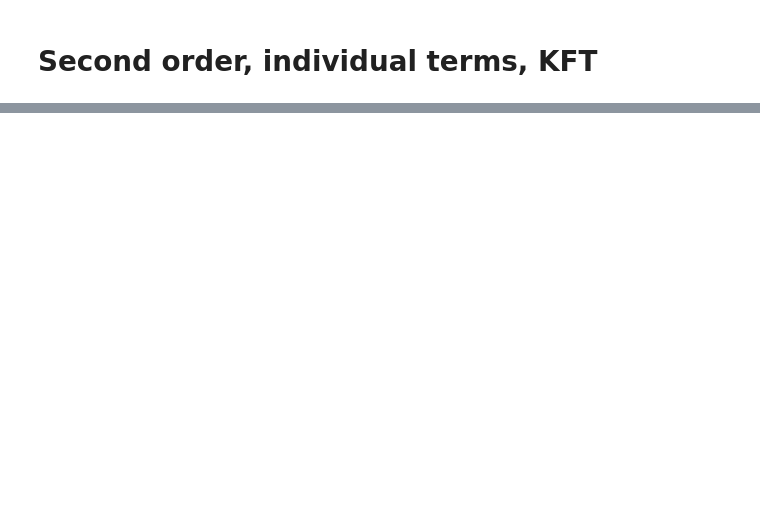
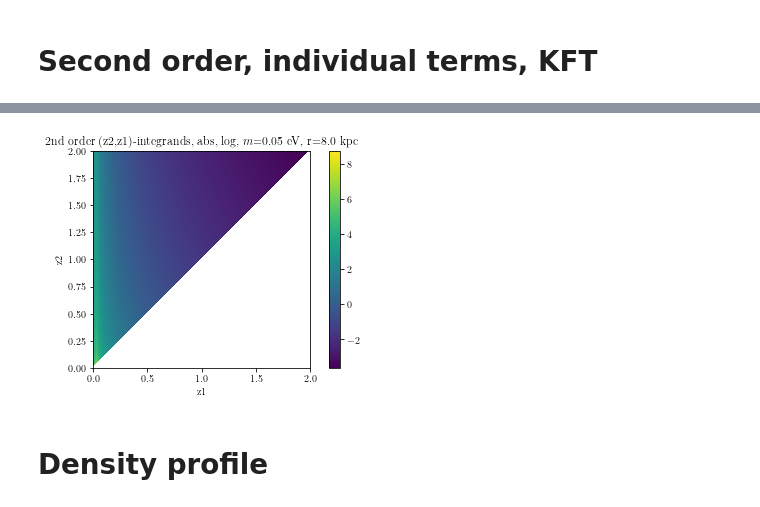
Before and after one commit to EBHolm/KFT-Neutrinos, a Jupyter notebook: notebooks/second_order.ipynb, the cells around one changed output, grey strips where cells are left out. Cells and saved outputs as stored; diff of their text form; code cells hidden in the pictures; blank space fills up the shorter version.

```diff
--- a/notebooks/second_order.ipynb
+++ b/notebooks/second_order.ipynb
@@ -190,0 +164,25 @@ fig.savefig('kft_terms.pdf')
+# %%
+z2list = np.linspace(0.0, 2., 500)
+z1list = z2list
+
+mass = 0.05
+
+integrand_matrix = np.zeros((len(z2list), len(z1list)))
+
+for idx_z2 in range(len(z2list)):
+    for idx_z1 in range(len(z1list)):
+        if idx_z1 <= idx_z2:
+            new_integrand = py_second_integrand_z1z2_kft(z2list[idx_z2], z1list[idx_z1], mass, z_ini, rtols_2, atols_2, r_here, Mvir_over_Msun, Gauss_Laguerre, Tnu)
+            integrand_matrix[idx_z2, idx_z1] = new_integrand
+integrand_matrix = np.abs(integrand_matrix)
+# %%
+fig, ax = plt.subplots(1, 1, figsize=(2*width, 2*height))
+ax.set_title(f'2nd order (z2,z1)-integrands, abs, log, $m$={mass} eV, r={r_here} kpc')
+im = ax.imshow(np.log10(integrand_matrix), origin='lower',extent=[min(z2list), max(z2list), min(z1list), max(z2list)], aspect='equal')
+ax.set(xlabel='z1', ylabel='z2')
+fig.colorbar(im)
+fig.savefig('integrands.pdf')
+# %% [output]
+[figure, added]
+# %% [markdown]
+# Density profile
```
Also changed, not shown: parts of 19 cells of this notebook, 7 other files.
